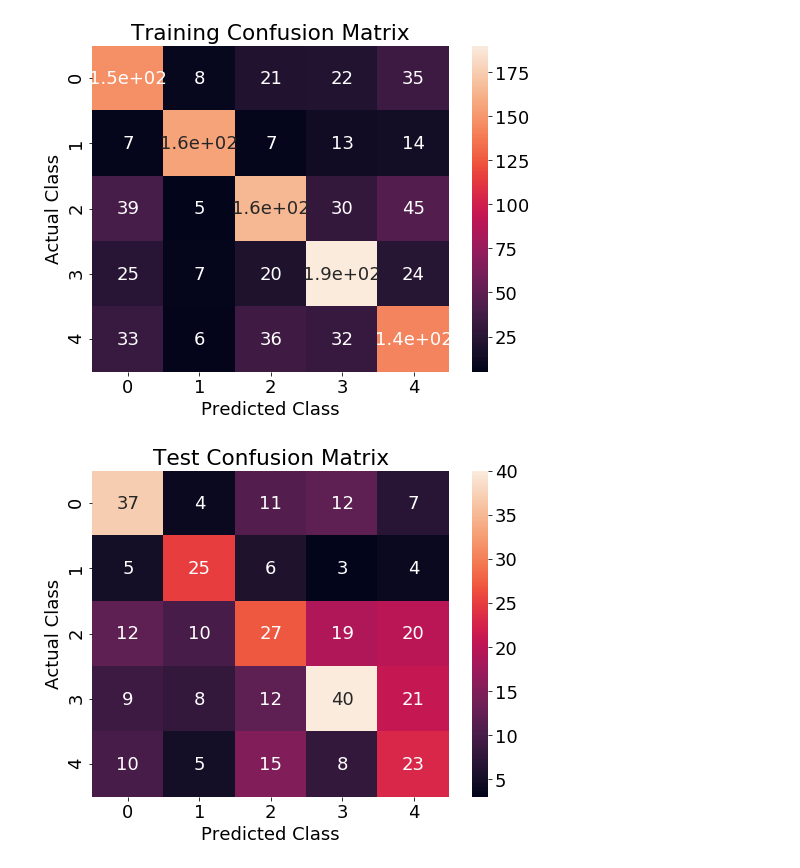
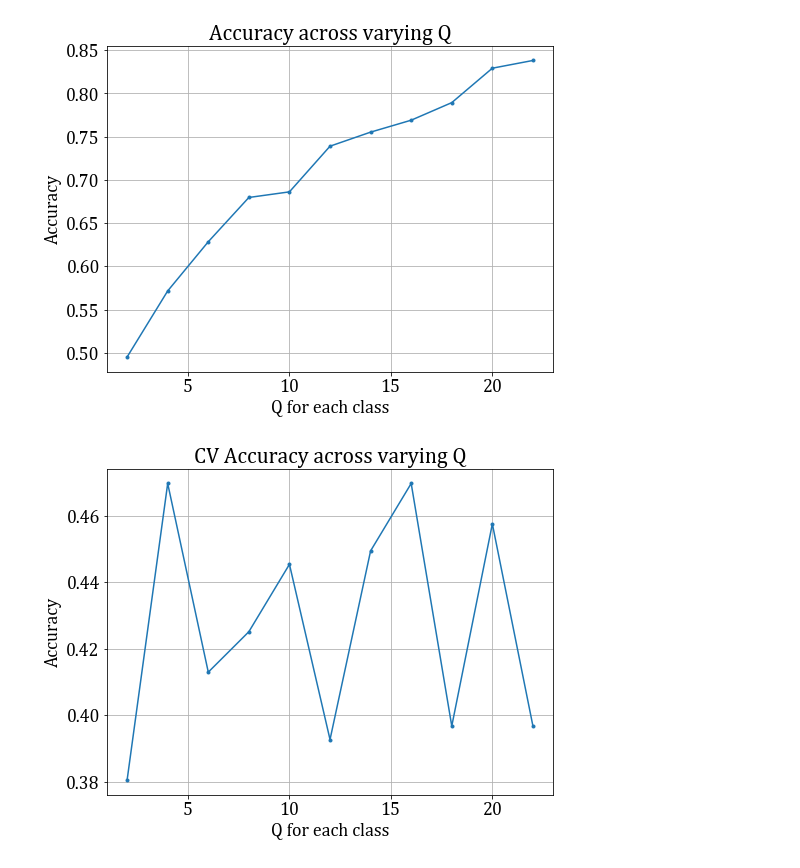
Before and after one commit to sowmyamanojna/CS5691-PRML-Assignments, a Jupyter notebook: assignment2/codes/2A-diag-covariance.ipynb, the cells around one changed output. Cells and saved outputs as stored; diff of their text form; code cells hidden in the pictures.

```diff
--- a/assignment2/codes/2A-diag-covariance.ipynb
+++ b/assignment2/codes/2A-diag-covariance.ipynb
@@ -150,0 +22,4 @@ import accuracy
+# %%
+df = pd.read_csv("../datasets/2A/consolidated_train.csv")
+X = df.drop("class", axis=1).to_numpy()
+df.head()
@@ -150,0 +34,12 @@ import accuracy
+# %%
+classes = np.unique(df["class"])
+gmm_list = defaultdict(list)
+q_list = list(range(2, 23, 2))
+
+for i in tqdm(classes):
+    df_select = df[df["class"]==i]
+    X_select = df_select.drop("class", axis=1).to_numpy()
+    for q in q_list:
+        gmm = GMM(q=q)
+        gmm.fit(X_select, diag=True)
+        gmm_list[i].append(gmm)
@@ -150,0 +51,8 @@ import accuracy
+# %%
+df_test = pd.read_csv("../datasets/2A/consolidated_dev.csv")
+df_cv = df_test.sample(frac=0.7)
+X_cv = df_cv.drop("class", axis=1).to_numpy()
+display(df_cv.head())
+df_test = df_test.drop(df_cv.index)
+X_test = df_test.drop("class", axis=1).to_numpy()
+display(df_test.head())
@@ -324,20 +117,21 @@ conf_test = pd.read_csv("conf_test_2a.csv",index_col = 0)
-# %%
-plt.figure()
-sns.heatmap(conf_train, annot=True)
-plt.title("Training Confusion Matrix")
-plt.xlabel("Predicted Class")
-plt.ylabel("Actual Class")
-plt.savefig("conf_train2a.png")
-plt.show()
-# %% [output]
-[figure, removed]
-# %%
-plt.figure()
-sns.heatmap(conf_test, annot=True)
-plt.title("Test Confusion Matrix")
-plt.xlabel("Predicted Class")
-plt.ylabel("Actual Class")
-plt.savefig("conf_test2a.png")
-plt.show()
-# %% [output]
-[figure, removed]
+# %%
+plt.plot(q_list, accuracy_list, '.-')
+plt.title("Accuracy across varying Q")
+plt.xlabel("Q for each class")
+plt.ylabel("Accuracy")
+plt.show()
+
+plt.plot(q_list, cv_accuracy_list, '.-')
+plt.title("CV Accuracy across varying Q")
+plt.xlabel("Q for each class")
+plt.ylabel("Accuracy")
+plt.show()
+
+plt.plot(q_list, test_accuracy_list, '.-')
+plt.title("Test Accuracy across varying Q")
+plt.xlabel("Q for each class")
+plt.ylabel("Accuracy")
+plt.show()
+# %% [output]
+[figure, added]
+[figure, added]
```
Also changed, not shown: parts of 32 cells of this notebook, 27 other files.
